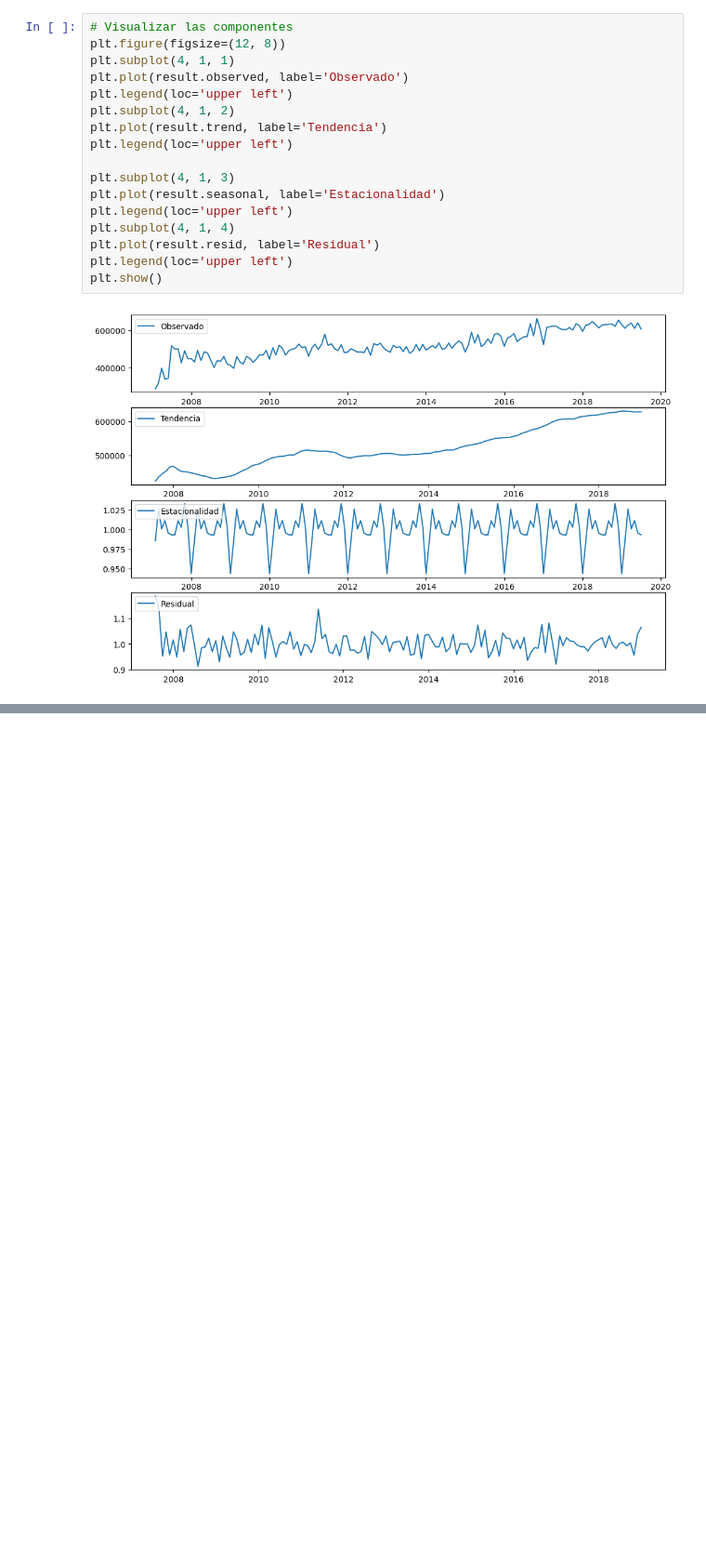
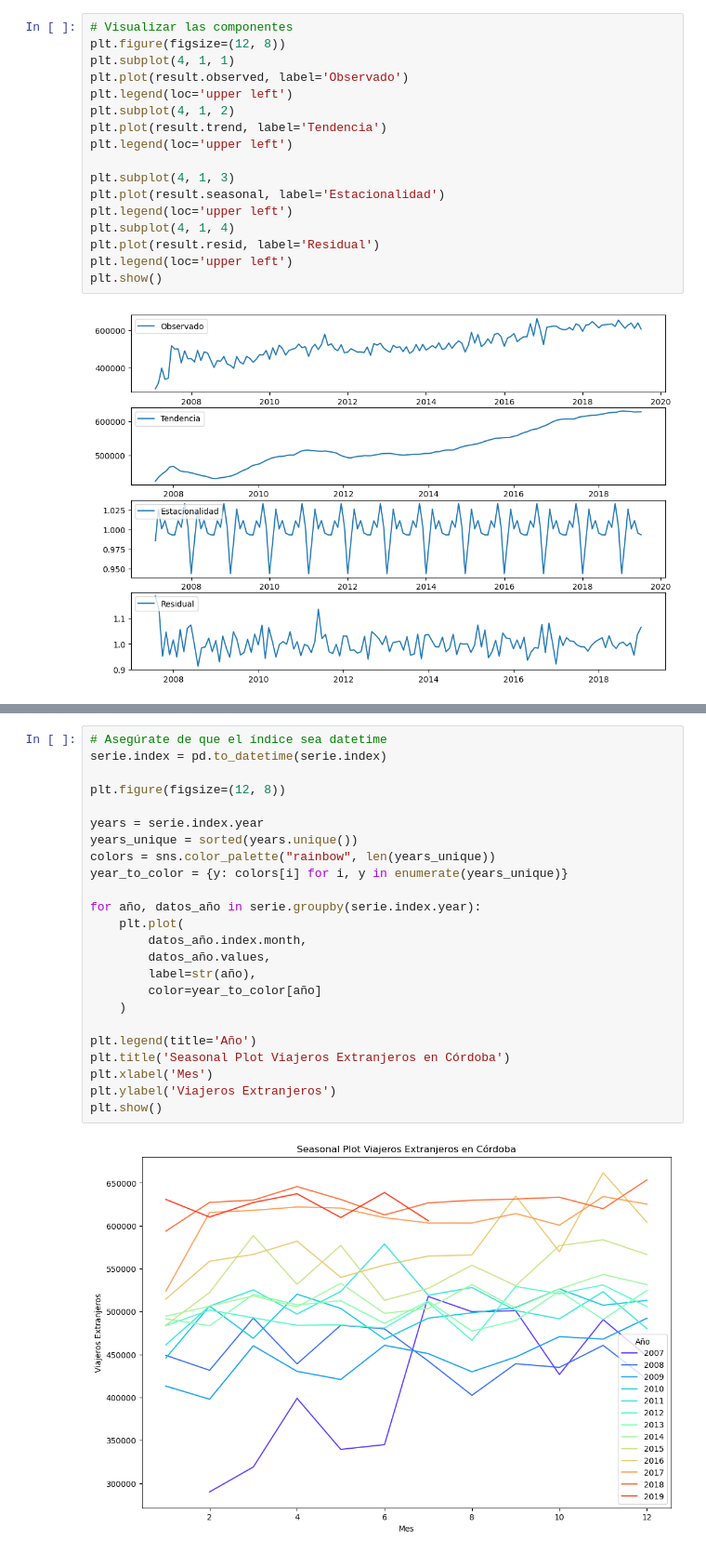
Before and after one commit to danielrawlins21/series_temporales_analisis_prediccion, a Jupyter notebook: notebooks/analisis_previo.ipynb, the cells around one changed output, grey strips where cells are left out. Shown at 93% size. Drawn from its saved outputs; the diff is of its cells as text; blank space fills up the shorter version.

```diff
--- a/notebooks/analisis_previo.ipynb
+++ b/notebooks/analisis_previo.ipynb
@@ -129,0 +170,26 @@ plt.show()
+# %%
+# Asegúrate de que el índice sea datetime
+serie.index = pd.to_datetime(serie.index)
+
+plt.figure(figsize=(12, 8))
+
+years = serie.index.year
+years_unique = sorted(years.unique())
+colors = sns.color_palette("rainbow", len(years_unique))
+year_to_color = {y: colors[i] for i, y in enumerate(years_unique)}
+
+for año, datos_año in serie.groupby(serie.index.year):
+    plt.plot(
+        datos_año.index.month,
+        datos_año.values,
+        label=str(año),
+        color=year_to_color[año]
+    )
+
+plt.legend(title='Año')
+plt.title('Seasonal Plot Viajeros Extranjeros en Córdoba')
+plt.xlabel('Mes')
+plt.ylabel('Viajeros Extranjeros')
+plt.show()
+# %% [output]
+[figure, added]
```
Also changed, not shown: parts of 9 cells of this notebook, 11 other files.
